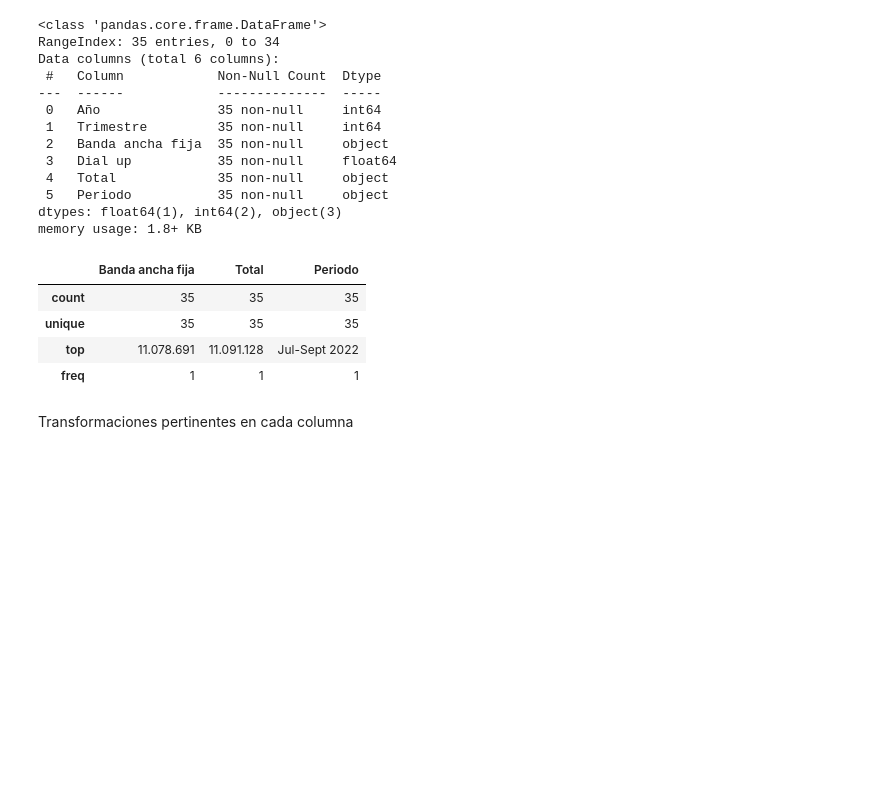
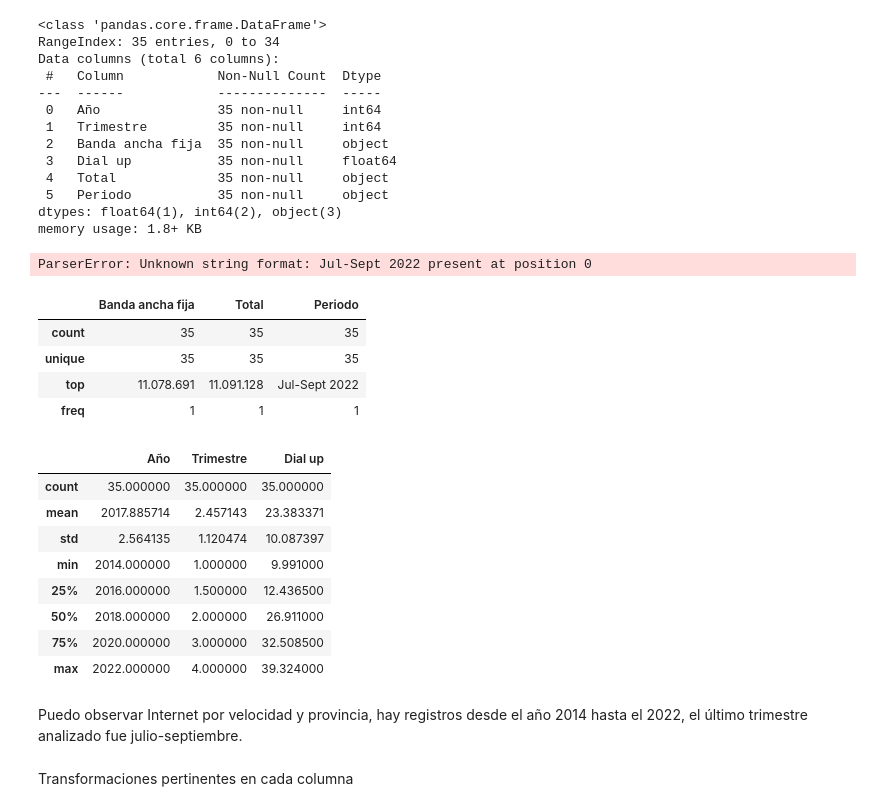
Before and after one commit to Bearodriguez2022/repositorio-Henry, a Jupyter notebook: EDA.ipynb, the cells around one changed output. Cells and saved outputs as stored; diff of their text form; code cells hidden in the pictures; blank space fills up the shorter version.

Commit message:
nueva data

```diff
--- a/EDA.ipynb
+++ b/EDA.ipynb
@@ -575,3 +564,20 @@ memory usage: 1.8+ KB
+# %%
+I_BaF['Total'] = I_BaF['Total'].str.replace('.','')
+I_BaF['Total'] = I_BaF['Total'].astype('float')
+# %%
+I_BaF['Periodo'] = I_BaF['Periodo'].str.replace('sept','sep')
+# %%
+#aca no pude transformar asique paso al sigiente df
+I_BaF['Periodo'] =  pd.to_datetime(I_BaF['Periodo'])
+# %% [output]
+ParserError: Unknown string format: Jul-Sept 2022 present at position 0
+# %%
+data = I_BaF
+# Exportar el DataFrame a un archivo CSV
+data.to_csv('(I_BanchaAngostaportimestre.csv', index=False)
+
+I_BaF['Periodo'] = I_BaF['Periodo'].str.replace('.','')
+I_BaF['Periodo'] = I_BaF['Periodo'].astype('float')
 # %%
 I_BaF.describe(exclude='number')
 # %% [output]
@@ -580,3 +586,15 @@ I_BaF.describe(exclude='number')
 | unique | 35 | 35 | 35 |
 | top | 11.078.691 | 11.091.128 | Jul-Sept 2022 |
 | freq | 1 | 1 | 1 |
+# %%
+I_BaF.describe()
+# %% [output]
+|  | Año | Trimestre | Dial up |
+| count | 35.000000 | 35.000000 | 35.000000 |
+| mean | 2017.885714 | 2.457143 | 23.383371 |
+| std | 2.564135 | 1.120474 | 10.087397 |
+| min | 2014.000000 | 1.000000 | 9.991000 |
+| 25% | 2016.000000 | 1.500000 | 12.436500 |
+| 50% | 2018.000000 | 2.000000 | 26.911000 |
+| 75% | 2020.000000 | 3.000000 | 32.508500 |
+| max | 2022.000000 | 4.000000 | 39.324000 |
@@ -583,3 +603,5 @@ I_BaF.describe(exclude='number')
+# %% [markdown]
+Puedo observar Internet por velocidad y provincia, hay registros desde el año 2014 hasta el 2022, el último trimestre analizado fue julio-septiembre.
 # %% [markdown]
 Transformaciones pertinentes en cada columna
 # %%
```
Also changed, not shown: parts of 35 cells of this notebook, 2 other files.
